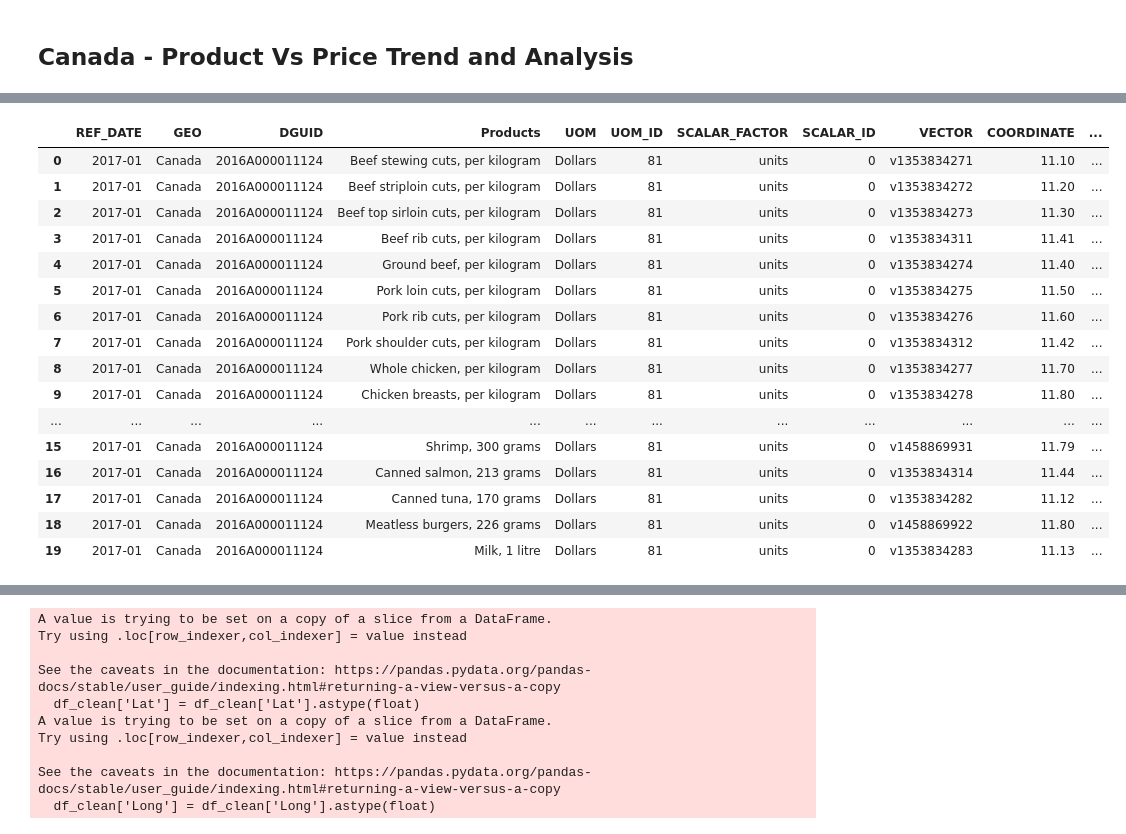
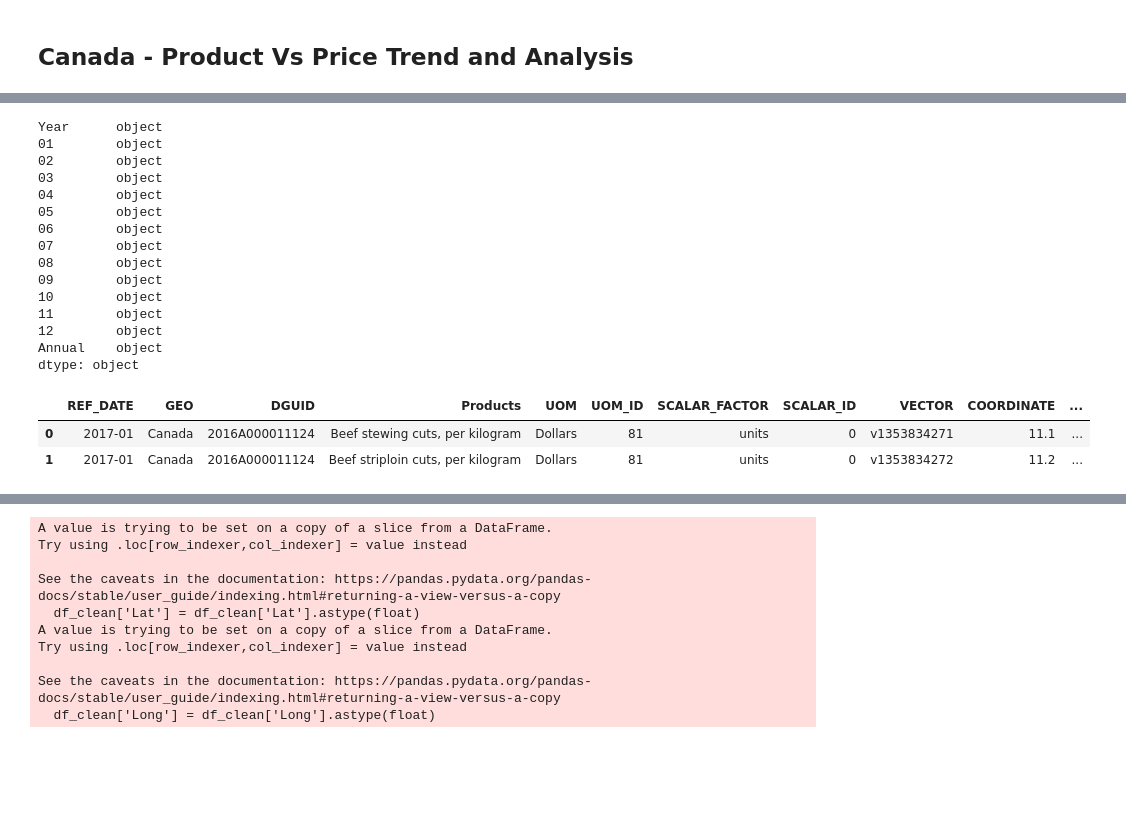
Before and after one commit to RealRinzin/Canada-Product-Vs-Price-Analysis, a Jupyter notebook: Food Price Analysis.ipynb, the cells around one changed output, grey strips where cells are left out. Cells and saved outputs as stored; diff of their text form; code cells hidden in the pictures; blank space fills up the shorter version.

```diff
--- a/Food Price Analysis.ipynb
+++ b/Food Price Analysis.ipynb
@@ -13,0 +64,18 @@ df = pd.DataFrame(file)
+# %%
+record.dtypes
+# %% [output]
+Year      object
+01        object
+02        object
+03        object
+04        object
+05        object
+06        object
+07        object
+08        object
+09        object
+10        object
+11        object
+12        object
+Annual    object
+dtype: object
@@ -14,20 +91,6 @@ df = pd.DataFrame(file)
 # %%
-df.head(20)
+df.head(2)
 # %% [output]
 |  | REF_DATE | GEO | DGUID | Products | UOM | UOM_ID | SCALAR_FACTOR | SCALAR_ID | VECTOR | COORDINATE | ... |
-| 0 | 2017-01 | Canada | 2016A000011124 | Beef stewing cuts, per kilogram | Dollars | 81 | units | 0 | v1353834271 | 11.10 | ... |
-| 1 | 2017-01 | Canada | 2016A000011124 | Beef striploin cuts, per kilogram | Dollars | 81 | units | 0 | v1353834272 | 11.20 | ... |
-| 2 | 2017-01 | Canada | 2016A000011124 | Beef top sirloin cuts, per kilogram | Dollars | 81 | units | 0 | v1353834273 | 11.30 | ... |
-| 3 | 2017-01 | Canada | 2016A000011124 | Beef rib cuts, per kilogram | Dollars | 81 | units | 0 | v1353834311 | 11.41 | ... |
-| 4 | 2017-01 | Canada | 2016A000011124 | Ground beef, per kilogram | Dollars | 81 | units | 0 | v1353834274 | 11.40 | ... |
-| 5 | 2017-01 | Canada | 2016A000011124 | Pork loin cuts, per kilogram | Dollars | 81 | units | 0 | v1353834275 | 11.50 | ... |
-| 6 | 2017-01 | Canada | 2016A000011124 | Pork rib cuts, per kilogram | Dollars | 81 | units | 0 | v1353834276 | 11.60 | ... |
-| 7 | 2017-01 | Canada | 2016A000011124 | Pork shoulder cuts, per kilogram | Dollars | 81 | units | 0 | v1353834312 | 11.42 | ... |
-| 8 | 2017-01 | Canada | 2016A000011124 | Whole chicken, per kilogram | Dollars | 81 | units | 0 | v1353834277 | 11.70 | ... |
-| 9 | 2017-01 | Canada | 2016A000011124 | Chicken breasts, per kilogram | Dollars | 81 | units | 0 | v1353834278 | 11.80 | ... |
-| ... | ... | ... | ... | ... | ... | ... | ... | ... | ... | ... | ... |
-| 15 | 2017-01 | Canada | 2016A000011124 | Shrimp, 300 grams | Dollars | 81 | units | 0 | v1458869931 | 11.79 | ... |
-| 16 | 2017-01 | Canada | 2016A000011124 | Canned salmon, 213 grams | Dollars | 81 | units | 0 | v1353834314 | 11.44 | ... |
-| 17 | 2017-01 | Canada | 2016A000011124 | Canned tuna, 170 grams | Dollars | 81 | units | 0 | v1353834282 | 11.12 | ... |
-| 18 | 2017-01 | Canada | 2016A000011124 | Meatless burgers, 226 grams | Dollars | 81 | units | 0 | v1458869922 | 11.80 | ... |
-| 19 | 2017-01 | Canada | 2016A000011124 | Milk, 1 litre | Dollars | 81 | units | 0 | v1353834283 | 11.13 | ... |
+| 0 | 2017-01 | Canada | 2016A000011124 | Beef stewing cuts, per kilogram | Dollars | 81 | units | 0 | v1353834271 | 11.1 | ... |
+| 1 | 2017-01 | Canada | 2016A000011124 | Beef striploin cuts, per kilogram | Dollars | 81 | units | 0 | v1353834272 | 11.2 | ... |
```
Also changed, not shown: parts of 19 cells of this notebook, 10 other files.
